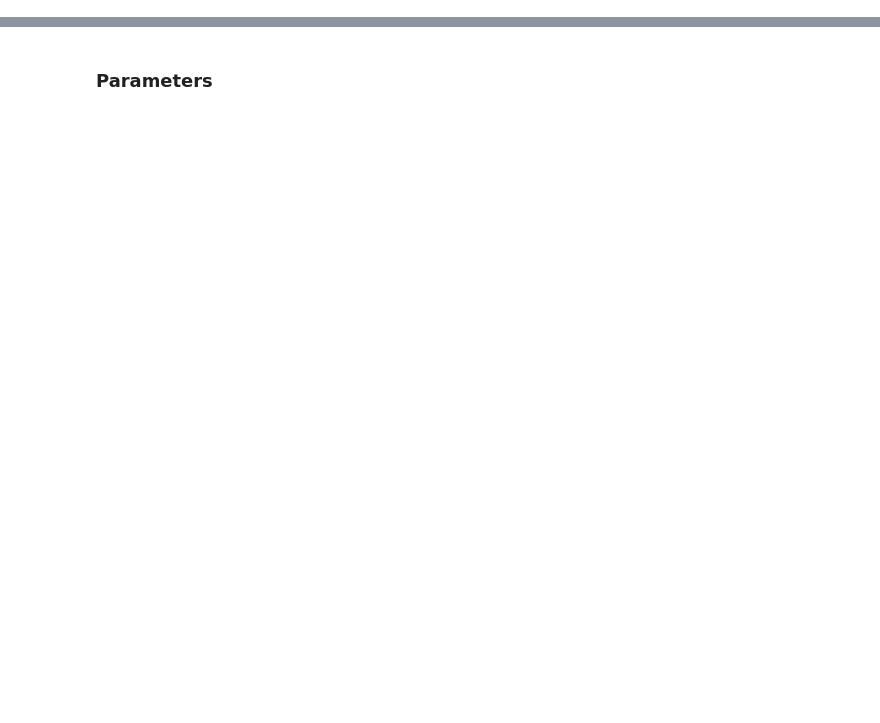
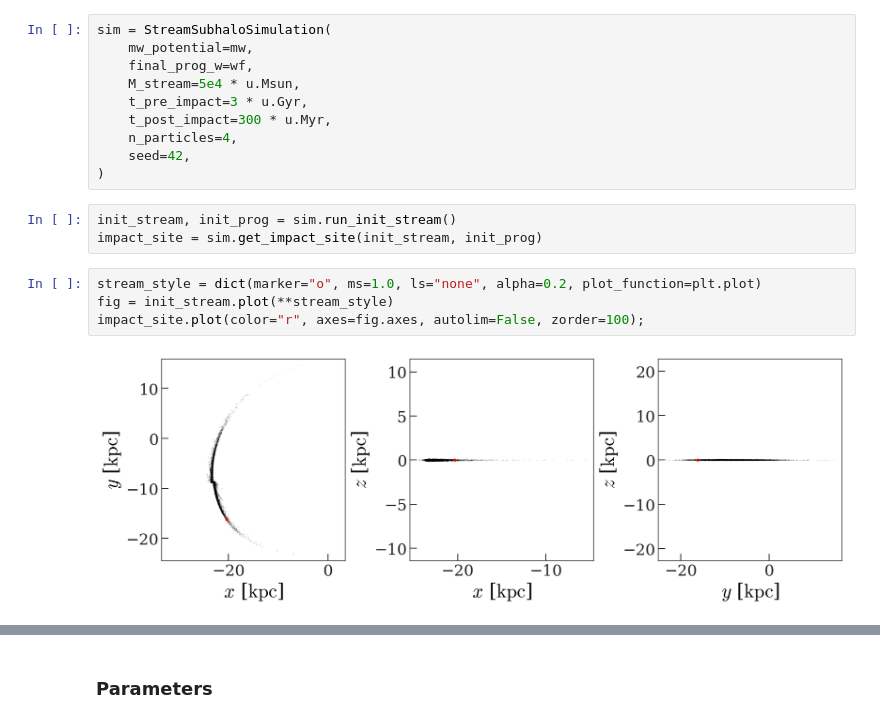
Before and after one commit to adrn/dark-sectors-mw, a Jupyter notebook: notebooks/Stream-gap-sim.ipynb, the cells around one changed output, grey strips where cells are left out. Saved outputs shown, nothing was run; the diff lists cells and outputs as text; blank space fills up the shorter version.

```diff
--- a/notebooks/Stream-gap-sim.ipynb
+++ b/notebooks/Stream-gap-sim.ipynb
@@ -33,0 +38,19 @@ orbit.plot();
+# %%
+sim = StreamSubhaloSimulation(
+    mw_potential=mw,
+    final_prog_w=wf,
+    M_stream=5e4 * u.Msun,
+    t_pre_impact=3 * u.Gyr,
+    t_post_impact=300 * u.Myr,
+    n_particles=4,
+    seed=42,
+)
+# %%
+init_stream, init_prog = sim.run_init_stream()
+impact_site = sim.get_impact_site(init_stream, init_prog)
+# %%
+stream_style = dict(marker="o", ms=1.0, ls="none", alpha=0.2, plot_function=plt.plot)
+fig = init_stream.plot(**stream_style)
+impact_site.plot(color="r", axes=fig.axes, autolim=False, zorder=100);
+# %% [output]
+[figure, added]
```
Also changed, not shown: parts of 30 cells of this notebook.
